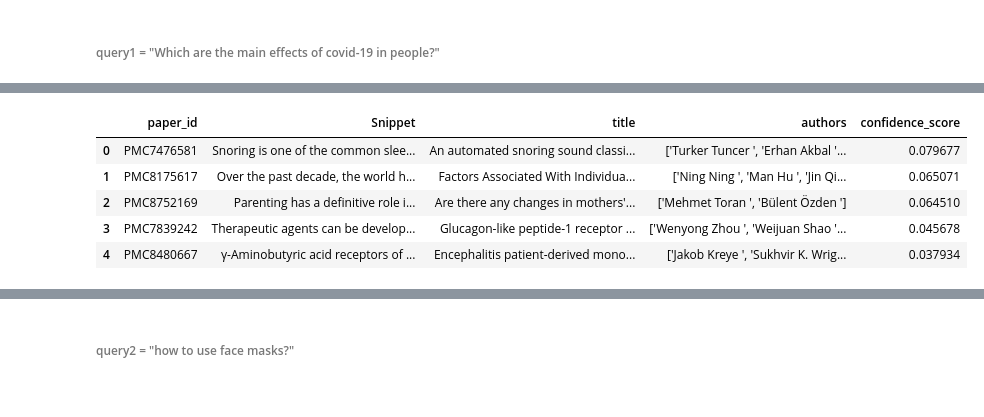
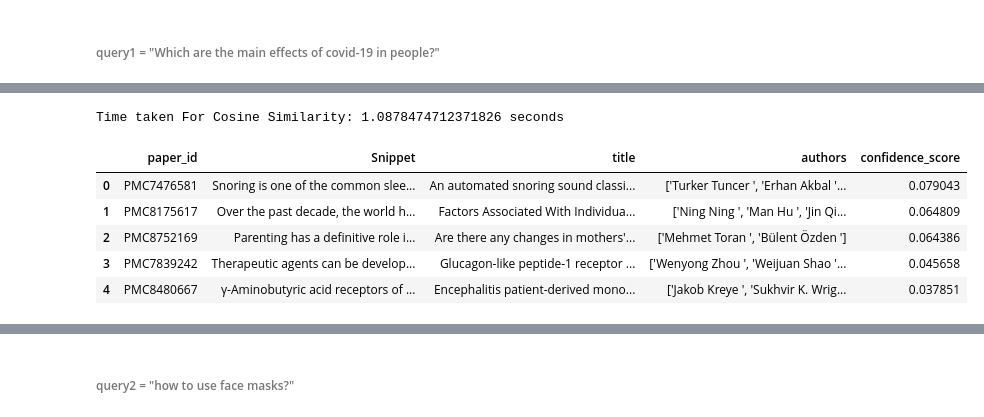
Before and after one commit to Anomaly1702/NLP_Ass3, a Jupyter notebook: Copy_of_Becky_assign3_summarization.ipynb, the cells around one changed output, grey strips where cells are left out. Drawn from its saved outputs; the diff is of its cells as text; code cells hidden in the pictures.

```diff
--- a/Copy_of_Becky_assign3_summarization.ipynb
+++ b/Copy_of_Becky_assign3_summarization.ipynb
@@ -35,6 +35,9 @@ import locale
 !pip install spacy_fastlang
 !pip install transformers
 !pip install SentencePiece
+!pip install datasets
+!pip install evaluate
+!pip install rouge-score
 import torch
 import numpy as np
 import pandas as pd
@@ -69,6 +72,8 @@ from tqdm import tqdm
 
 tqdm.pandas()
 
+from datasets import load_metric
+metric = load_metric("rouge")
 
 import pprint
 import pickle
@@ -81,7 +86,8 @@ drive.mount('/content/drive')
 data_dir = '/content/drive/MyDrive/NLP/Ass3/'
 
 #Reading the Dataset
-article_df = pd.read_csv(data_dir + 'md_pmc_covid_articles.csv')
+# article_df = pd.read_csv(data_dir + 'md_pmc_covid_articles.csv')
+article_df = pd.read_csv(data_dir + 'pmc_covid_articles.csv')
 #removing repeated index column
 article_df = article_df.drop(['Unnamed: 0'], axis=1)
 # # # article_df.head(5)
@@ -899,14 +917,17 @@ q1s
 # %%
 #Passing Flag to use Cosine similarity
+start_time = time.time()
 query1 = "What are the symptoms of COVID-19?"
 # query1 = "Which are the main effects of covid-19 in people?"
 # t1 = textmatch()
 q1c = t1.text_matching(query1,1)
+print(f'Time taken For Cosine Similarity: {(time.time() - start_time)} seconds')
 q1c
 # %% [output]
+Time taken For Cosine Similarity: 1.0878474712371826 seconds
 |  | paper_id | Snippet | title | authors | confidence_score |
-| 0 | PMC7476581 | Snoring is one of the common slee... | An automated snoring sound classi... | ['Turker Tuncer ', 'Erhan Akbal '... | 0.079677 |
-| 1 | PMC8175617 | Over the past decade, the world h... | Factors Associated With Individua... | ['Ning Ning ', 'Man Hu ', 'Jin Qi... | 0.065071 |
-| 2 | PMC8752169 | Parenting has a definitive role i... | Are there any changes in mothers'... | ['Mehmet Toran ', 'Bülent Özden '] | 0.064510 |
-| 3 | PMC7839242 | Therapeutic agents can be develop... | Glucagon-like peptide-1 receptor ... | ['Wenyong Zhou ', 'Weijuan Shao '... | 0.045678 |
-| 4 | PMC8480667 | γ-Aminobutyric acid receptors of ... | Encephalitis patient-derived mono... | ['Jakob Kreye ', 'Sukhvir K. Wrig... | 0.037934 |
+| 0 | PMC7476581 | Snoring is one of the common slee... | An automated snoring sound classi... | ['Turker Tuncer ', 'Erhan Akbal '... | 0.079043 |
+| 1 | PMC8175617 | Over the past decade, the world h... | Factors Associated With Individua... | ['Ning Ning ', 'Man Hu ', 'Jin Qi... | 0.064809 |
+| 2 | PMC8752169 | Parenting has a definitive role i... | Are there any changes in mothers'... | ['Mehmet Toran ', 'Bülent Özden '] | 0.064386 |
+| 3 | PMC7839242 | Therapeutic agents can be develop... | Glucagon-like peptide-1 receptor ... | ['Wenyong Zhou ', 'Weijuan Shao '... | 0.045658 |
+| 4 | PMC8480667 | γ-Aminobutyric acid receptors of ... | Encephalitis patient-derived mono... | ['Jakob Kreye ', 'Sukhvir K. Wrig... | 0.037851 |
```
Also changed, not shown: parts of 49 cells of this notebook.
